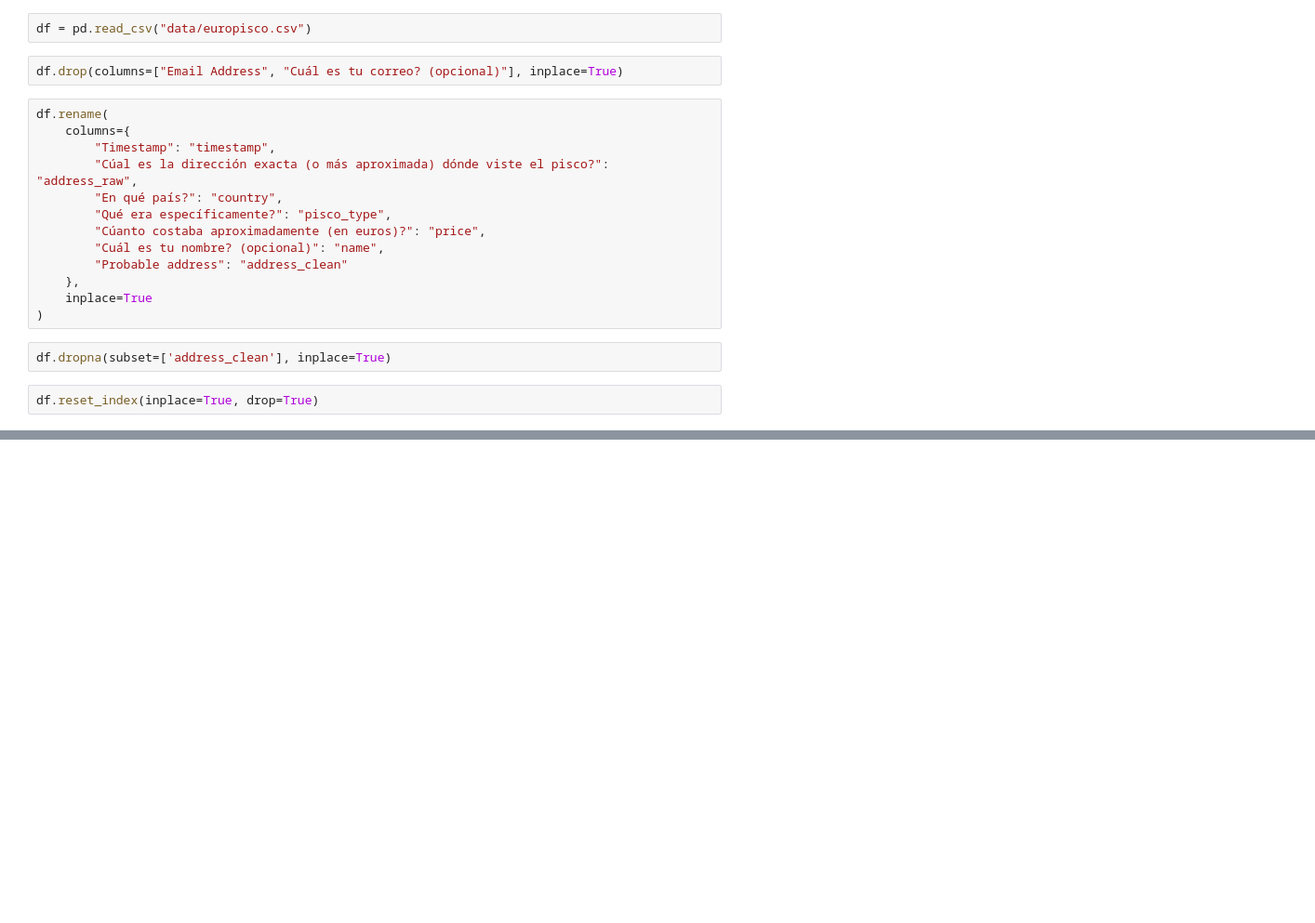
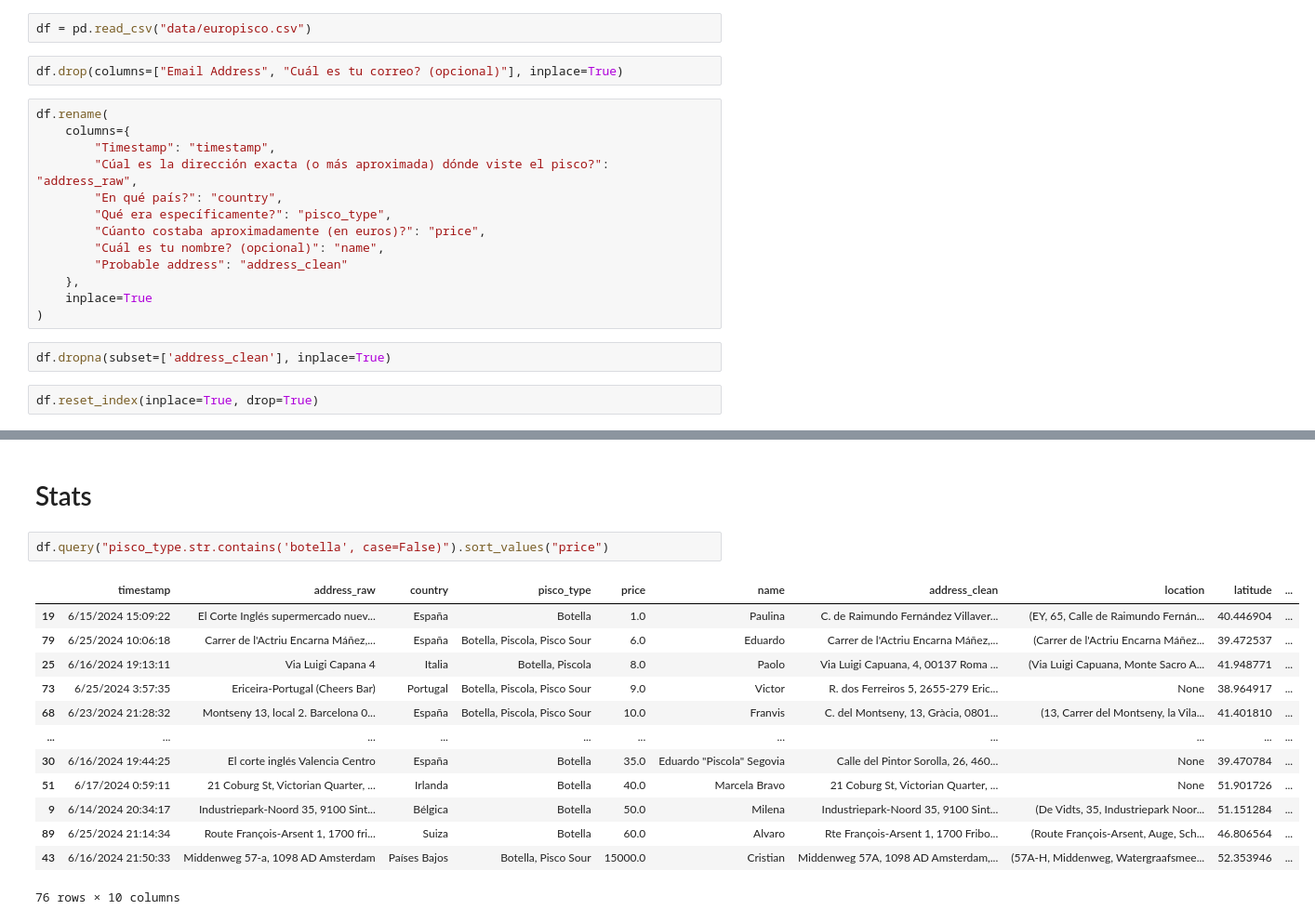
Before and after one commit to jotarretx/europisco, a Jupyter notebook: test.ipynb, the cells around one changed output, grey strips where cells are left out. Shown at 93% size. Cells and saved outputs as stored; diff of their text form; blank space fills up the shorter version.

```diff
--- a/test.ipynb
+++ b/test.ipynb
@@ -123,0 +170,18 @@ m.save('out/map.html')
+# %% [markdown]
+# Stats
+# %%
+df.query("pisco_type.str.contains('botella', case=False)").sort_values("price")
+# %% [output]
+|  | timestamp | address_raw | country | pisco_type | price | name | address_clean | location | latitude | ... |
+| 19 | 6/15/2024 15:09:22 | El Corte Inglés supermercado nuev... | España | Botella | 1.0 | Paulina | C. de Raimundo Fernández Villaver... | (EY, 65, Calle de Raimundo Fernán... | 40.446904 | ... |
+| 79 | 6/25/2024 10:06:18 | Carrer de l'Actriu Encarna Máñez,... | España | Botella, Piscola, Pisco Sour | 6.0 | Eduardo | Carrer de l'Actriu Encarna Máñez,... | (Carrer de l'Actriu Encarna Máñez... | 39.472537 | ... |
+| 25 | 6/16/2024 19:13:11 | Via Luigi Capana 4 | Italia | Botella, Piscola | 8.0 | Paolo | Via Luigi Capuana, 4, 00137 Roma ... | (Via Luigi Capuana, Monte Sacro A... | 41.948771 | ... |
+| 73 | 6/25/2024 3:57:35 | Ericeira-Portugal (Cheers Bar) | Portugal | Botella, Piscola, Pisco Sour | 9.0 | Victor | R. dos Ferreiros 5, 2655-279 Eric... | None | 38.964917 | ... |
+| 68 | 6/23/2024 21:28:32 | Montseny 13, local 2. Barcelona 0... | España | Botella, Piscola, Pisco Sour | 10.0 | Franvis | C. del Montseny, 13, Gràcia, 0801... | (13, Carrer del Montseny, la Vila... | 41.401810 | ... |
+| ... | ... | ... | ... | ... | ... | ... | ... | ... | ... | ... |
+| 30 | 6/16/2024 19:44:25 | El corte inglés Valencia Centro | España | Botella | 35.0 | Eduardo "Piscola" Segovia | Calle del Pintor Sorolla, 26, 460... | None | 39.470784 | ... |
+| 51 | 6/17/2024 0:59:11 | 21 Coburg St, Victorian Quarter, ... | Irlanda | Botella | 40.0 | Marcela Bravo | 21 Coburg St, Victorian Quarter, ... | None | 51.901726 | ... |
+| 9 | 6/14/2024 20:34:17 | Industriepark-Noord 35, 9100 Sint... | Bélgica | Botella | 50.0 | Milena | Industriepark-Noord 35, 9100 Sint... | (De Vidts, 35, Industriepark Noor... | 51.151284 | ... |
+| 89 | 6/25/2024 21:14:34 | Route François-Arsent 1, 1700 fri... | Suiza | Botella | 60.0 | Alvaro | Rte François-Arsent 1, 1700 Fribo... | (Route François-Arsent, Auge, Sch... | 46.806564 | ... |
+| 43 | 6/16/2024 21:50:33 | Middenweg 57-a, 1098 AD Amsterdam | Países Bajos | Botella, Pisco Sour | 15000.0 | Cristian | Middenweg 57A, 1098 AD Amsterdam,... | (57A-H, Middenweg, Watergraafsmee... | 52.353946 | ... |
+76 rows × 10 columns
```
Also changed, not shown: parts of 8 cells of this notebook, 1 other file.
